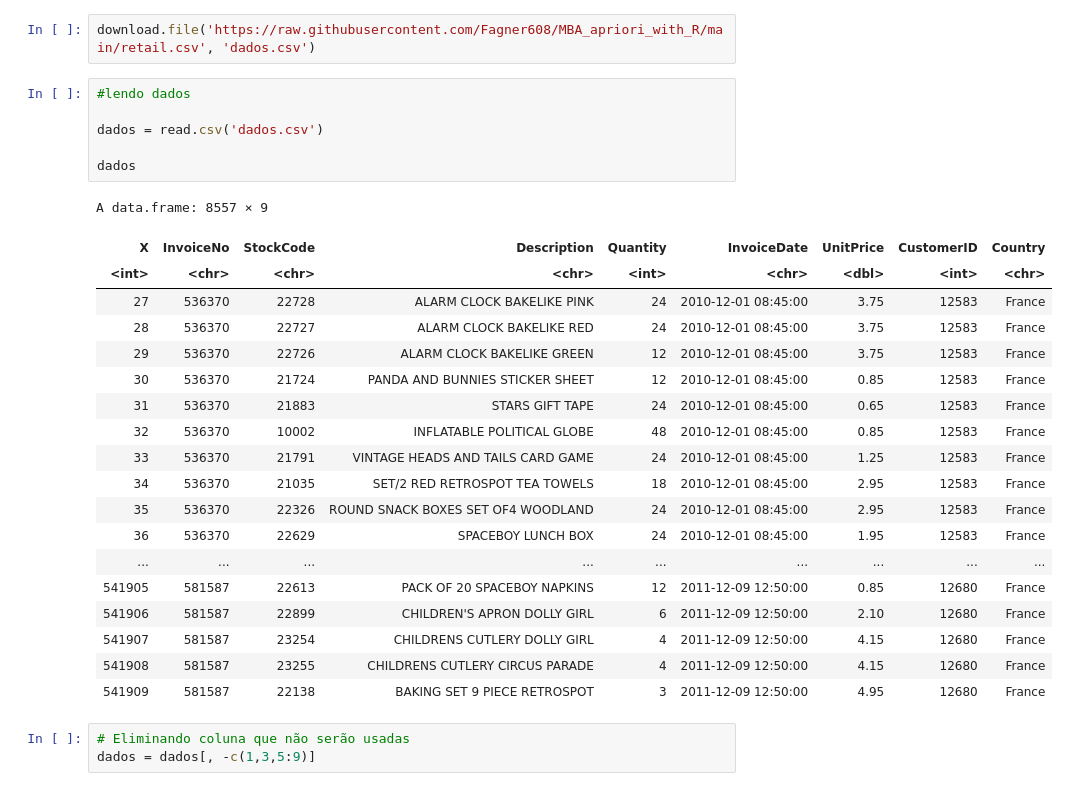
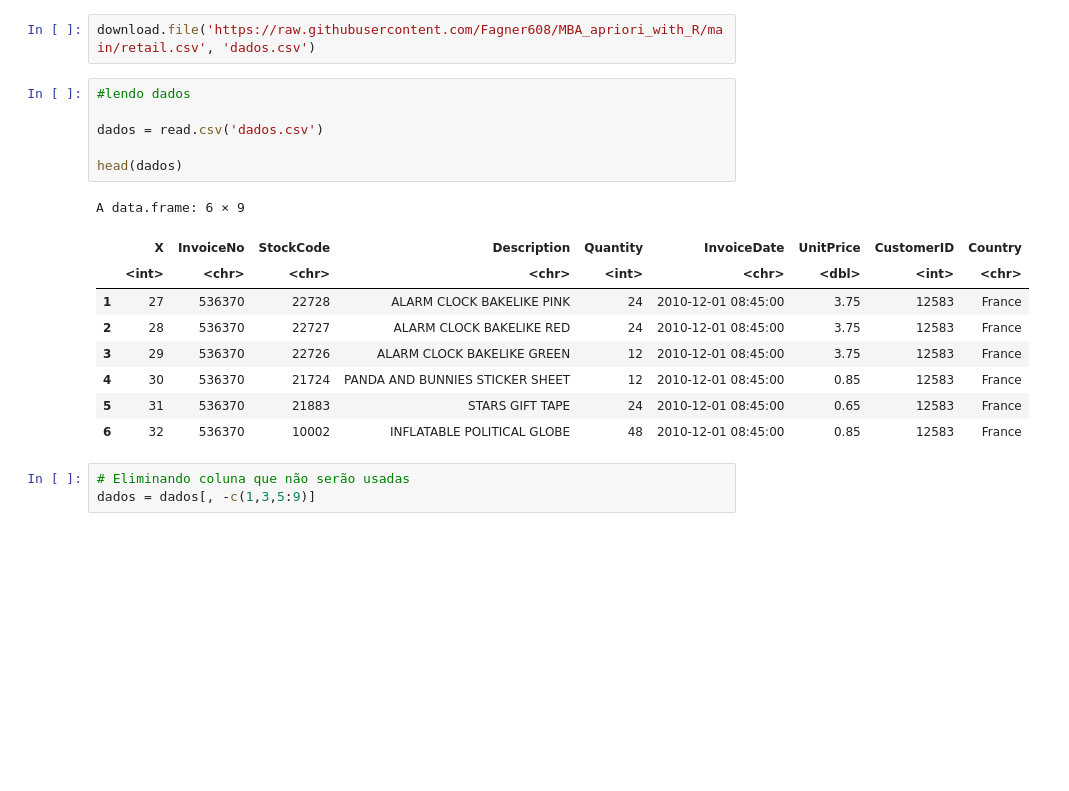
Before and after one commit to Fagner608/MAB_apriori_with_R, a Jupyter notebook: MBA_APRIORI.ipynb, the cells around one changed output. Cells and saved outputs as stored; diff of their text form; blank space fills up the shorter version.

```diff
--- a/MBA_APRIORI.ipynb
+++ b/MBA_APRIORI.ipynb
@@ -104,29 +99,19 @@ download.file('https://raw.githubusercontent.com/Fagner608/MBA_apriori_with_R/ma
 # %%
 #lendo dados
 
 dados = read.csv('dados.csv')
 
-dados
+head(dados)
 # %% [output]
-A data.frame: 8557 × 9
+A data.frame: 6 × 9
-| X | InvoiceNo | StockCode | Description | Quantity | InvoiceDate | UnitPrice | CustomerID | Country |
-| <int> | <chr> | <chr> | <chr> | <int> | <chr> | <dbl> | <int> | <chr> |
-| 27 | 536370 | 22728 | ALARM CLOCK BAKELIKE PINK | 24 | 2010-12-01 08:45:00 | 3.75 | 12583 | France |
-| 28 | 536370 | 22727 | ALARM CLOCK BAKELIKE RED | 24 | 2010-12-01 08:45:00 | 3.75 | 12583 | France |
-| 29 | 536370 | 22726 | ALARM CLOCK BAKELIKE GREEN | 12 | 2010-12-01 08:45:00 | 3.75 | 12583 | France |
-| 30 | 536370 | 21724 | PANDA AND BUNNIES STICKER SHEET | 12 | 2010-12-01 08:45:00 | 0.85 | 12583 | France |
-| 31 | 536370 | 21883 | STARS GIFT TAPE | 24 | 2010-12-01 08:45:00 | 0.65 | 12583 | France |
-| 32 | 536370 | 10002 | INFLATABLE POLITICAL GLOBE | 48 | 2010-12-01 08:45:00 | 0.85 | 12583 | France |
-| 33 | 536370 | 21791 | VINTAGE HEADS AND TAILS CARD GAME | 24 | 2010-12-01 08:45:00 | 1.25 | 12583 | France |
-| 34 | 536370 | 21035 | SET/2 RED RETROSPOT TEA TOWELS | 18 | 2010-12-01 08:45:00 | 2.95 | 12583 | France |
-| 35 | 536370 | 22326 | ROUND SNACK BOXES SET OF4 WOODLAND | 24 | 2010-12-01 08:45:00 | 2.95 | 12583 | France |
-| 36 | 536370 | 22629 | SPACEBOY LUNCH BOX | 24 | 2010-12-01 08:45:00 | 1.95 | 12583 | France |
-| ... | ... | ... | ... | ... | ... | ... | ... | ... |
-| 541905 | 581587 | 22613 | PACK OF 20 SPACEBOY NAPKINS | 12 | 2011-12-09 12:50:00 | 0.85 | 12680 | France |
-| 541906 | 581587 | 22899 | CHILDREN'S APRON DOLLY GIRL | 6 | 2011-12-09 12:50:00 | 2.10 | 12680 | France |
-| 541907 | 581587 | 23254 | CHILDRENS CUTLERY DOLLY GIRL | 4 | 2011-12-09 12:50:00 | 4.15 | 12680 | France |
-| 541908 | 581587 | 23255 | CHILDRENS CUTLERY CIRCUS PARADE | 4 | 2011-12-09 12:50:00 | 4.15 | 12680 | France |
-| 541909 | 581587 | 22138 | BAKING SET 9 PIECE RETROSPOT | 3 | 2011-12-09 12:50:00 | 4.95 | 12680 | France |
+|  | X | InvoiceNo | StockCode | Description | Quantity | InvoiceDate | UnitPrice | CustomerID | Country |
+|  | <int> | <chr> | <chr> | <chr> | <int> | <chr> | <dbl> | <int> | <chr> |
+| 1 | 27 | 536370 | 22728 | ALARM CLOCK BAKELIKE PINK | 24 | 2010-12-01 08:45:00 | 3.75 | 12583 | France |
+| 2 | 28 | 536370 | 22727 | ALARM CLOCK BAKELIKE RED | 24 | 2010-12-01 08:45:00 | 3.75 | 12583 | France |
+| 3 | 29 | 536370 | 22726 | ALARM CLOCK BAKELIKE GREEN | 12 | 2010-12-01 08:45:00 | 3.75 | 12583 | France |
+| 4 | 30 | 536370 | 21724 | PANDA AND BUNNIES STICKER SHEET | 12 | 2010-12-01 08:45:00 | 0.85 | 12583 | France |
+| 5 | 31 | 536370 | 21883 | STARS GIFT TAPE | 24 | 2010-12-01 08:45:00 | 0.65 | 12583 | France |
+| 6 | 32 | 536370 | 10002 | INFLATABLE POLITICAL GLOBE | 48 | 2010-12-01 08:45:00 | 0.85 | 12583 | France |
 # %%
 # Eliminando coluna que não serão usadas
 dados = dados[, -c(1,3,5:9)]
```
Also changed, not shown: parts of 21 cells of this notebook.
